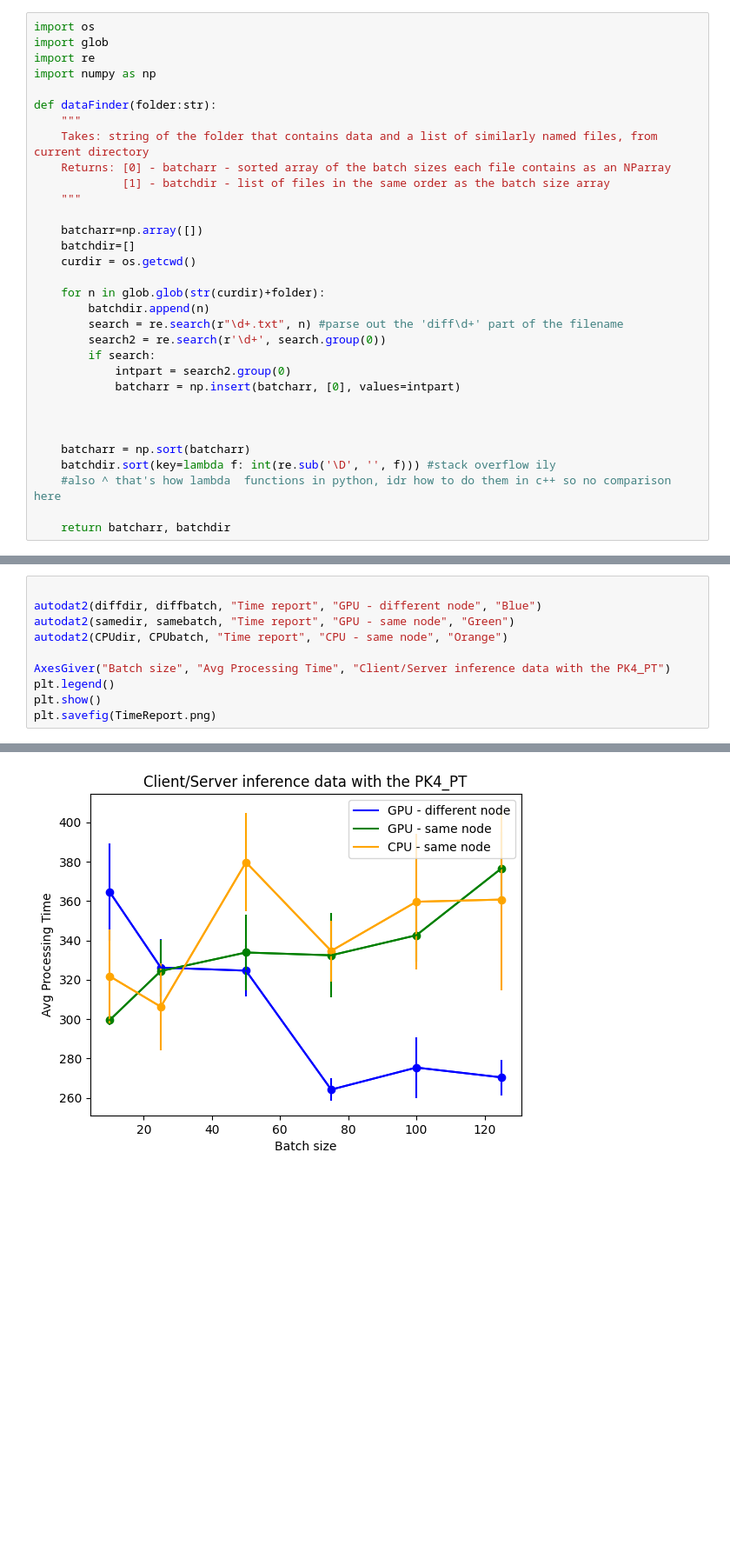
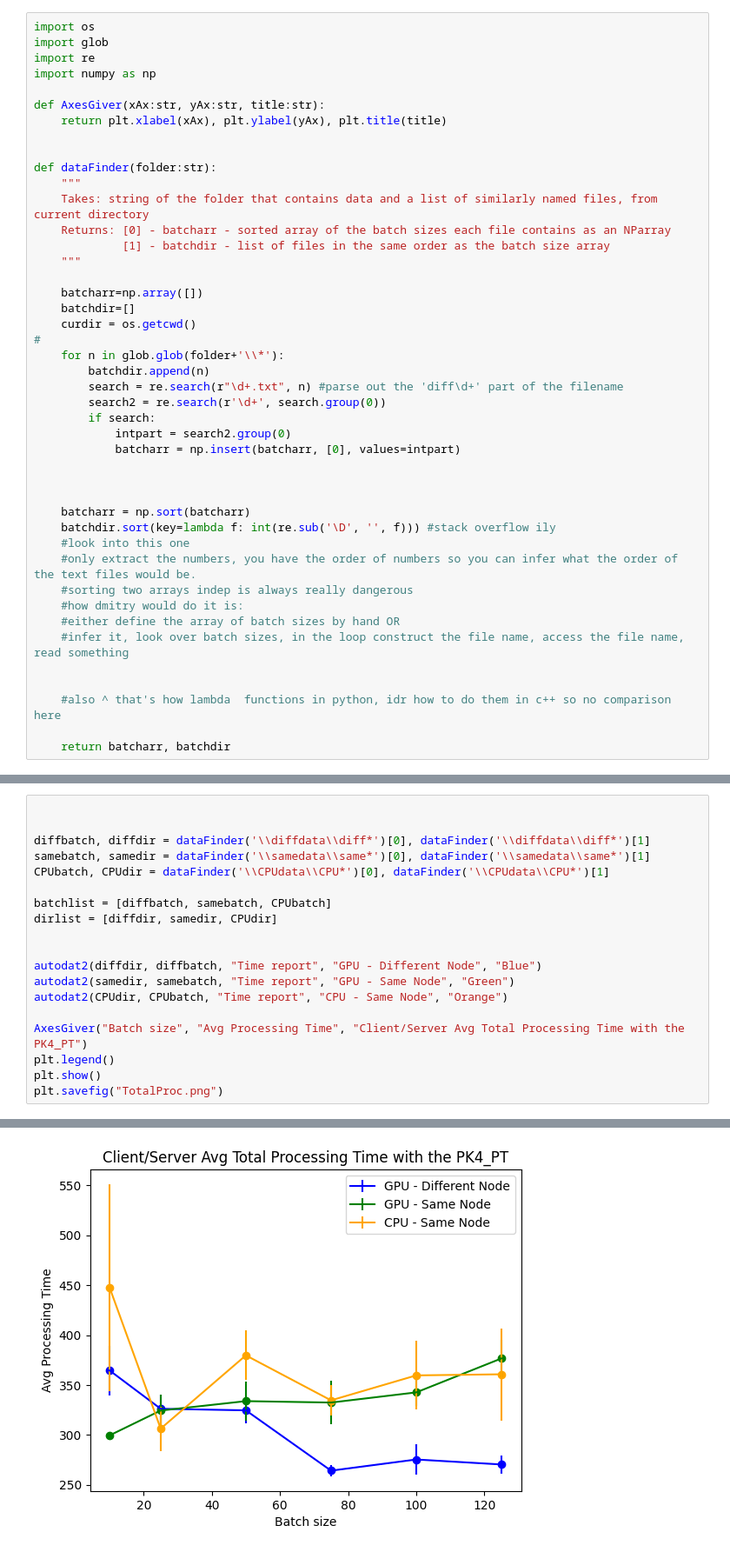
Before and after one commit to hdgreen14/uscms-purdue-sw, a Jupyter notebook: nodegraphs/graph(1).ipynb, the cells around one changed output, grey strips where cells are left out. Shown: that part at 87% size. Saved outputs shown, nothing was run; the diff lists cells and outputs as text; blank space fills up the shorter version.

```diff
--- a/nodegraphs/graph(1).ipynb
+++ b/nodegraphs/graph(1).ipynb
@@ -47,6 +3,10 @@ import os
 import glob
 import re
 import numpy as np
+
+def AxesGiver(xAx:str, yAx:str, title:str):
+    return plt.xlabel(xAx), plt.ylabel(yAx), plt.title(title)
+
 
 def dataFinder(folder:str):
     """
@@ -58,8 +18,8 @@ def dataFinder(folder:str):
     batcharr=np.array([])
     batchdir=[]
     curdir = os.getcwd()
-
-    for n in glob.glob(str(curdir)+folder):
+#
+    for n in glob.glob(folder+'\\*'):
         batchdir.append(n)
         search = re.search(r"\d+.txt", n) #parse out the 'diff\d+' part of the filename
         search2 = re.search(r'\d+', search.group(0))
@@ -71,6 +31,14 @@ def dataFinder(folder:str):
 
     batcharr = np.sort(batcharr)
     batchdir.sort(key=lambda f: int(re.sub('\D', '', f))) #stack overflow ily
+    #look into this one
+    #only extract the numbers, you have the order of numbers so you can infer what the order of the text files would be.
+    #sorting two arrays indep is always really dangerous
+    #how dmitry would do it is:
+    #either define the array of batch sizes by hand OR
+    #infer it, look over batch sizes, in the loop construct the file name, access the file name, read something
+
+
     #also ^ that's how lambda  functions in python, idr how to do them in c++ so no comparison here
 
     return batcharr, batchdir
@@ -97,11 +139,20 @@ plt.show() #don't show - instead save it to a file and loop. for loop for what t
 # %%
 
-autodat2(diffdir, diffbatch, "Time report", "GPU - different node", "Blue")
-autodat2(samedir, samebatch, "Time report", "GPU - same node", "Green")
-autodat2(CPUdir, CPUbatch, "Time report", "CPU - same node", "Orange")
 
-AxesGiver("Batch size", "Avg Processing Time", "Client/Server inference data with the PK4_PT")
+diffbatch, diffdir = dataFinder('\\diffdata\\diff*')[0], dataFinder('\\diffdata\\diff*')[1]
+samebatch, samedir = dataFinder('\\samedata\\same*')[0], dataFinder('\\samedata\\same*')[1]
+CPUbatch, CPUdir = dataFinder('\\CPUdata\\CPU*')[0], dataFinder('\\CPUdata\\CPU*')[1]
+
+batchlist = [diffbatch, samebatch, CPUbatch]
+dirlist = [diffdir, samedir, CPUdir]
+
+
+autodat2(diffdir, diffbatch, "Time report", "GPU - Different Node", "Blue")
+autodat2(samedir, samebatch, "Time report", "GPU - Same Node", "Green")
+autodat2(CPUdir, CPUbatch, "Time report", "CPU - Same Node", "Orange")
+
+AxesGiver("Batch size", "Avg Processing Time", "Client/Server Avg Total Processing Time with the PK4_PT")
 plt.legend()
 plt.show()
-plt.savefig(TimeReport.png)
+plt.savefig("TotalProc.png")
 # %% [output]
@@ -108 +160 @@ plt.savefig(TimeReport.png)
-[figure, old version]
+[figure, new version]
```
Also changed, not shown: parts of 8 cells of this notebook, 5 other files.
